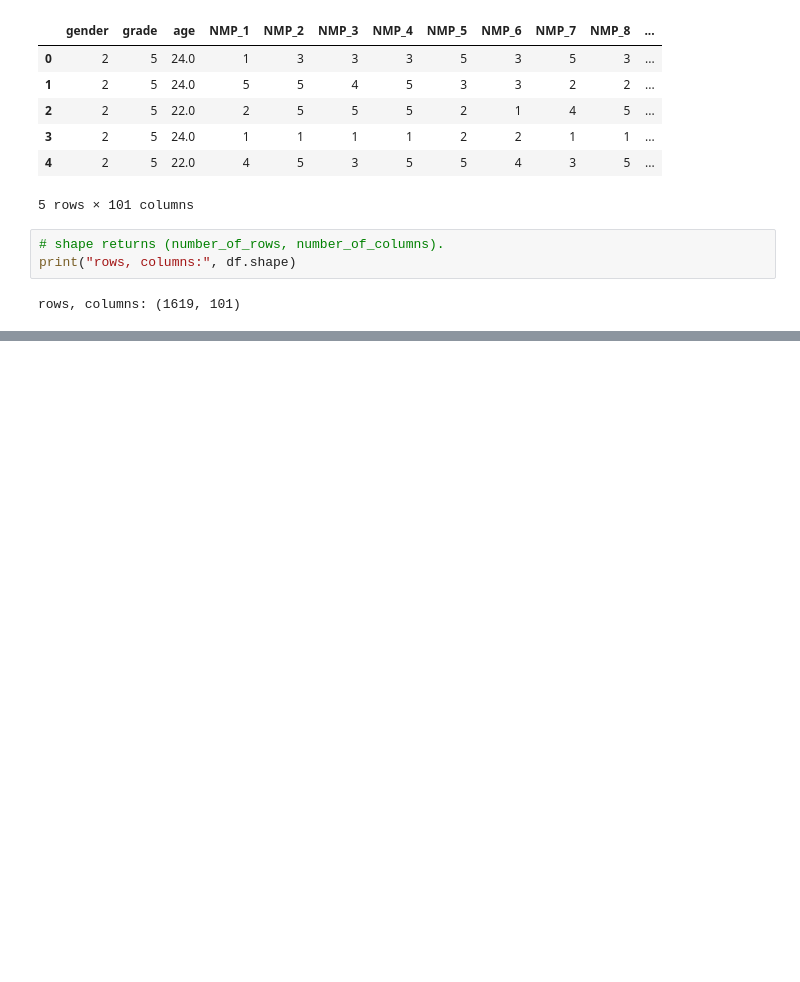
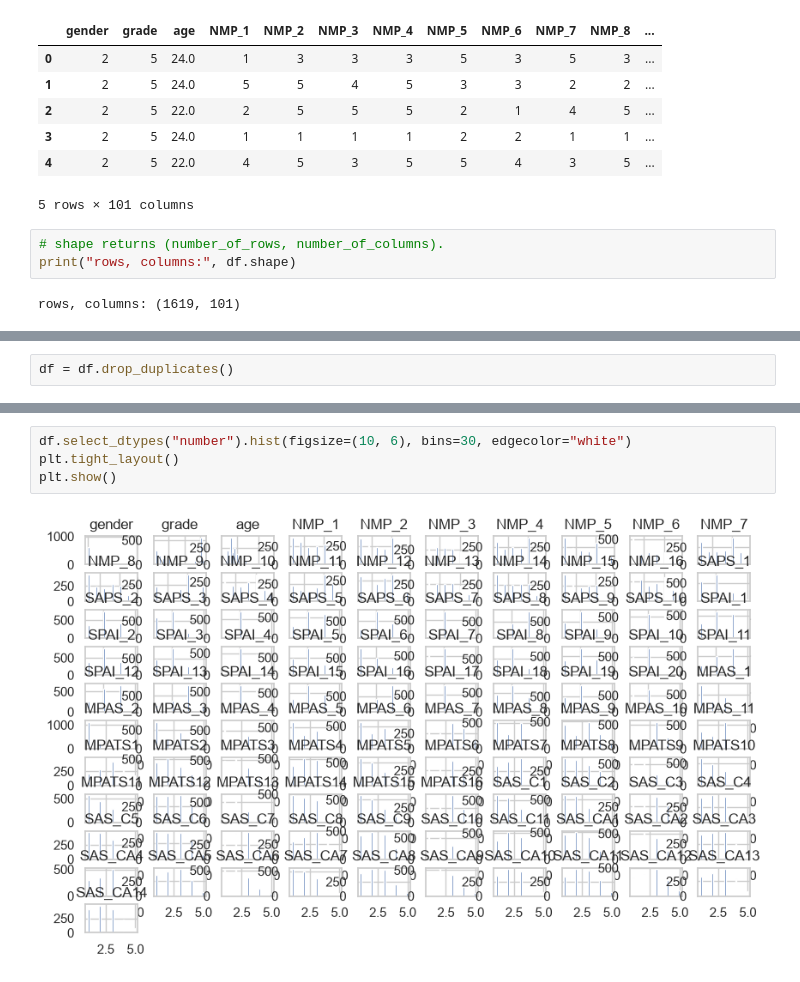
Before and after one commit to oluwapelumiolaniyan2-cmd/ProjectTemplate, a Jupyter notebook: notebooks/1_No.ipynb, the cells around one changed output, grey strips where cells are left out. Drawn from its saved outputs; the diff is of its cells as text; blank space fills up the shorter version.

```diff
--- a/notebooks/1_No.ipynb
+++ b/notebooks/1_No.ipynb
@@ -41,0 +101,2 @@ rows, columns: (1619, 101)
+# %%
+df = df.drop_duplicates()
@@ -41,0 +131,6 @@ rows, columns: (1619, 101)
+# %%
+df.select_dtypes("number").hist(figsize=(10, 6), bins=30, edgecolor="white")
+plt.tight_layout()
+plt.show()
+# %% [output]
+[figure, added]
```
Also changed, not shown: parts of 55 cells of this notebook.
